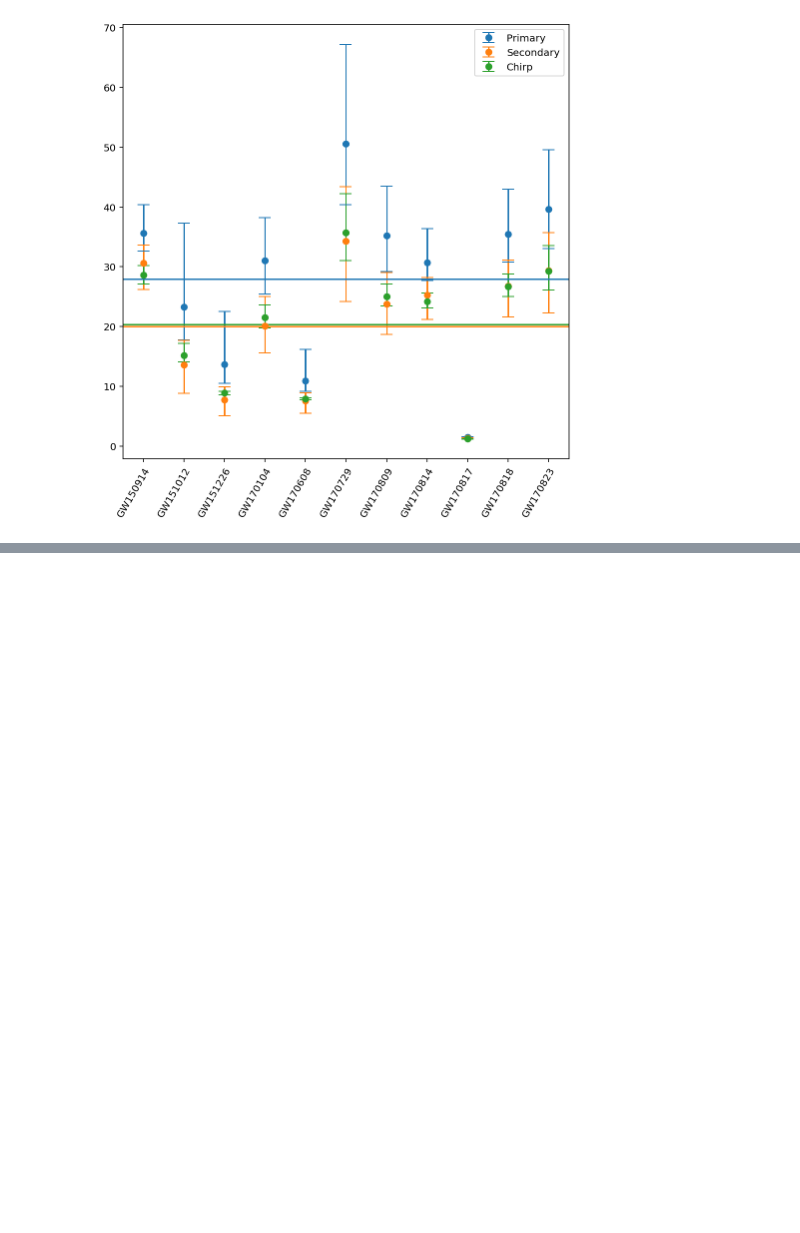
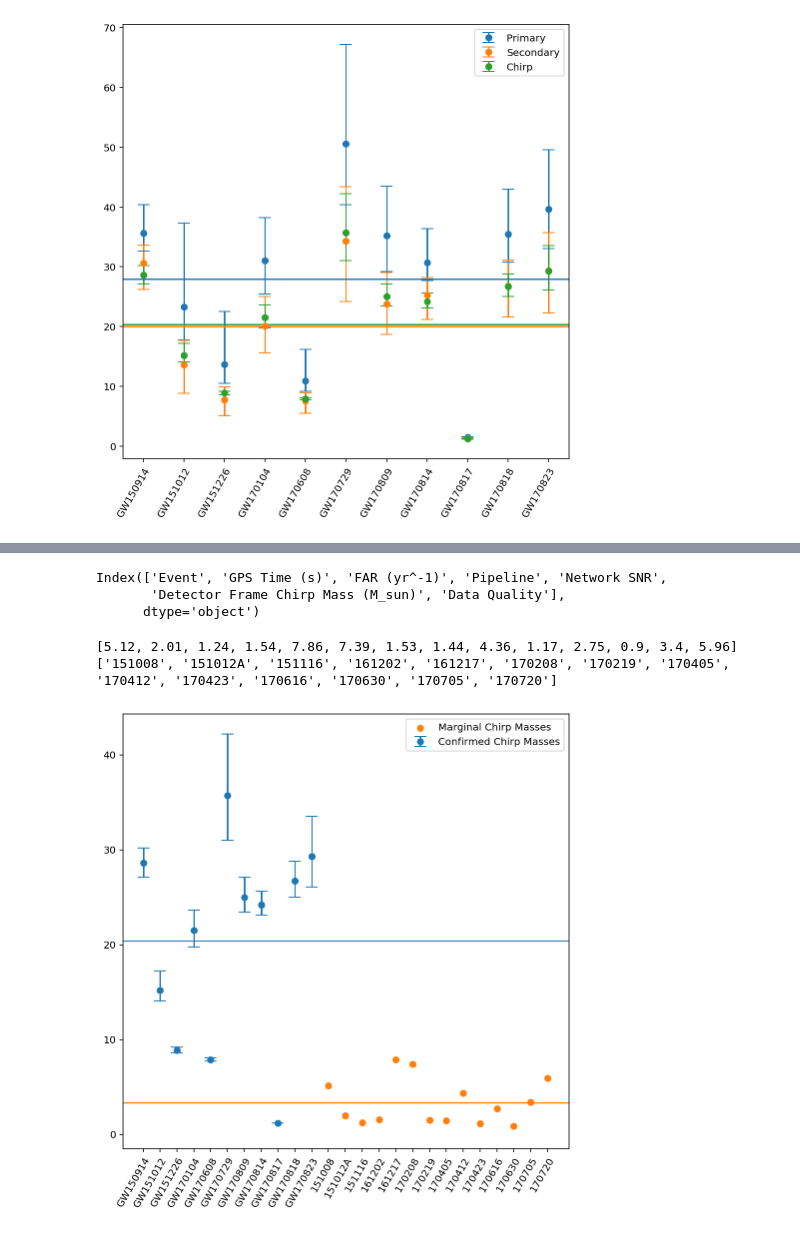
Before and after one commit to charlotteolsen/astrostats_GWproject, a Jupyter notebook: GW_project_massplots.ipynb, the cells around one changed output, grey strips where cells are left out. Saved outputs shown, nothing was run; the diff lists cells and outputs as text; code cells hidden in the pictures; blank space fills up the shorter version.

Commit message:
Added plot with marginal triggers

```diff
--- a/GW_project_massplots.ipynb
+++ b/GW_project_massplots.ipynb
@@ -259,0 +242,2 @@ csv_test
+# %%
+csv_marginals = pd.read_csv('./marginals_copied.csv')
@@ -259,0 +262,51 @@ csv_test
+# %%
+csv_marginals.columns
+# %% [output]
+Index(['Event', 'GPS Time (s)', 'FAR (yr^-1)', 'Pipeline', 'Network SNR',
+       'Detector Frame Chirp Mass (M_sun)', 'Data Quality'],
+      dtype='object')
+# %%
+mg = csv_marginals['Detector Frame Chirp Mass (M_sun)']
+mg_events = csv_marginals['Event']
+
+mg_mass = []
+for i in range(len(mg.values)):
+    mass = mg.values[i]
+    mg_mass.append(mass)
+
+print(mg_mass)
+mg_ave = np.mean(mg_mass)
+
+
+eventlist_mg = []
+
+for i in range(len(mg_events.values)):
+    ev = mg_events.values[i][0:8]
+    eventlist_mg.append(ev)
+    #print(mg_events.values[i])
+
+print(eventlist_mg)
+#
+# %% [output]
+[5.12, 2.01, 1.24, 1.54, 7.86, 7.39, 1.53, 1.44, 4.36, 1.17, 2.75, 0.9, 3.4, 5.96]
+['151008', '151012A', '151116', '161202', '161217', '170208', '170219', '170405', '170412', '170423', '170616', '170630', '170705', '170720']
+# %%
+p_ave = np.mean(p_mass)
+s_ave = np.mean(s_mass)
+c_ave = np.mean(c_mass)
+
+fig, ax = plt.subplots(figsize = (8,8))
+ax.errorbar(eventlist,c_mass, yerr = (c_dnerr,c_uperr), label = 'Confirmed Chirp Masses',
+            linestyle = '', capsize = 6, marker = 'o')
+ax.scatter(eventlist_mg,mg_mass, label = 'Marginal Chirp Masses',
+           marker = 'o', color = 'C1')
+
+ax.axhline(c_ave, color = 'C0')
+ax.axhline(mg_ave, color = 'C1')
+
+
+ax.legend()
+plt.setp(ax.get_xticklabels(), rotation=60, ha="right",
+         rotation_mode="anchor");
+# %% [output]
+[figure, added]
```
Also changed, not shown: parts of 4 cells of this notebook.
